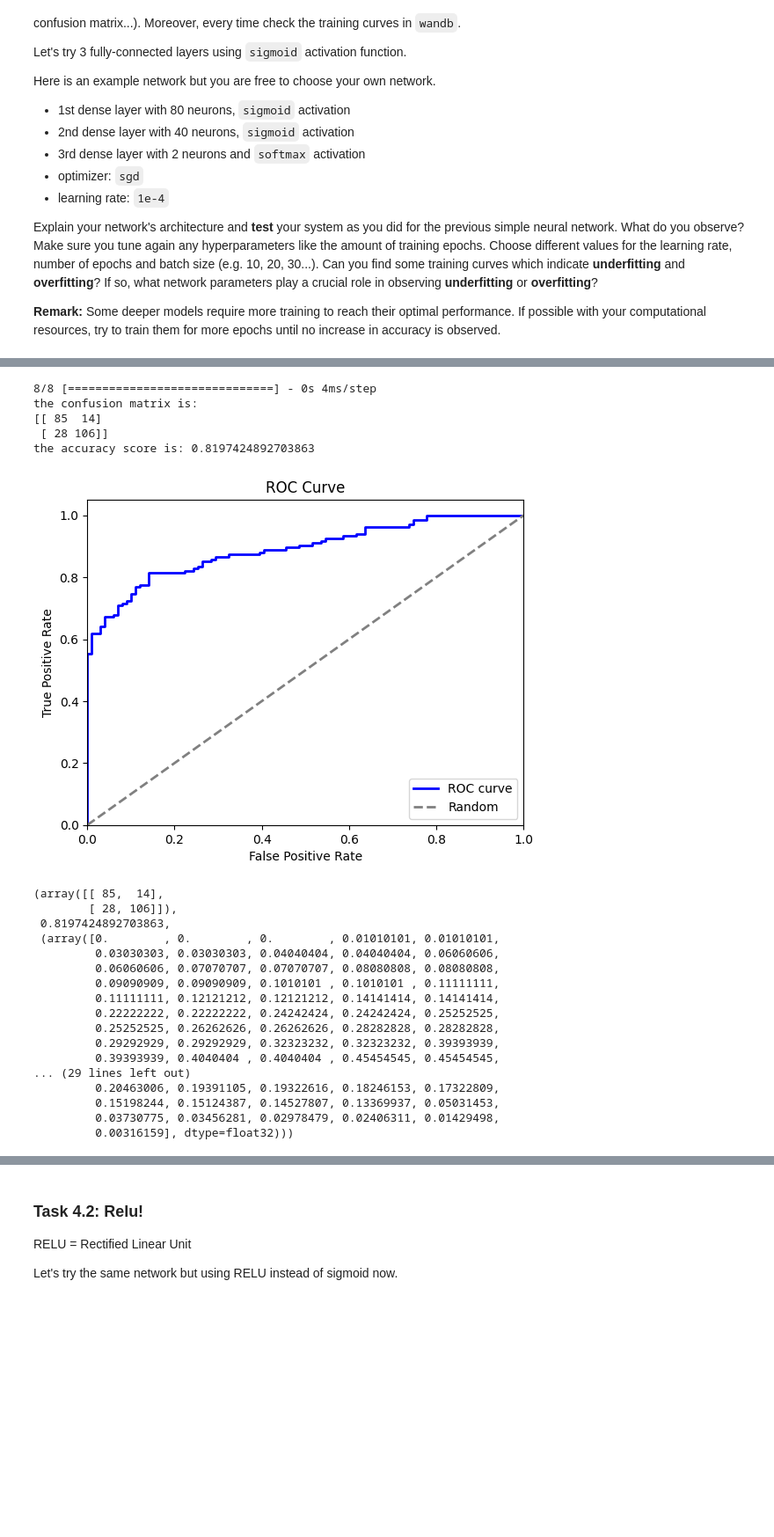
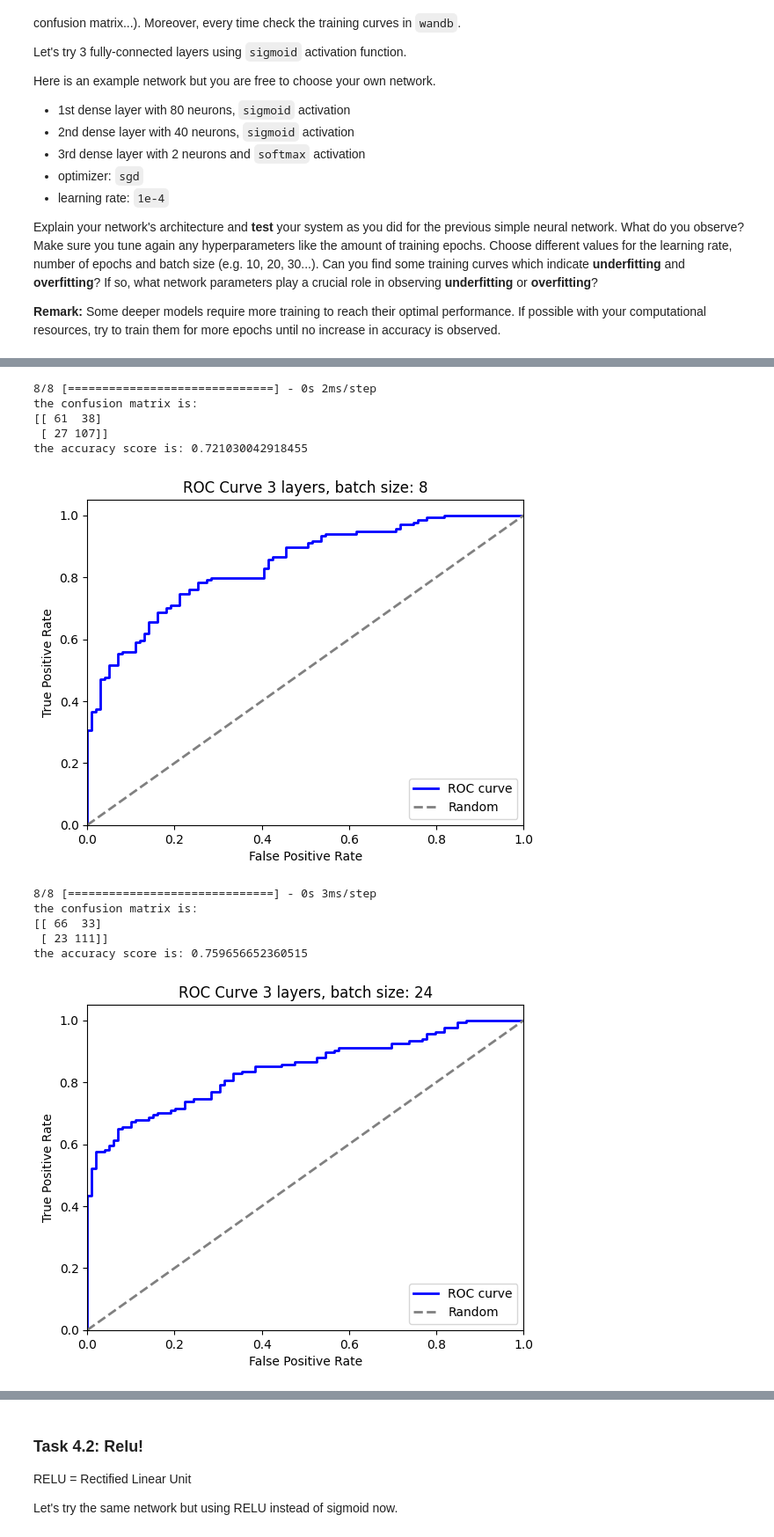
Before and after one commit to cesarz10/Health-Information, a Jupyter notebook: WPO-5/WPO5_AlineJacquart_CesarZapata_2024.ipynb, the cells around one changed output, grey strips where cells are left out. Shown at 88% size. Cells and saved outputs as stored; diff of their text form; code cells hidden in the pictures; blank space fills up the shorter version.

```diff
--- a/WPO-5/WPO5_AlineJacquart_CesarZapata_2024.ipynb
+++ b/WPO-5/WPO5_AlineJacquart_CesarZapata_2024.ipynb
@@ -599,26 +576,18 @@ Syncing run dark-dew-5 to Weights & Biases (docs)
-# %%
-perfomance_assessing(model1, X_val, Y_test, Y_labels)
-# %% [output]
-8/8 [==============================] - 0s 4ms/step
-the confusion matrix is:
-[[ 85  14]
- [ 28 106]]
-the accuracy score is: 0.8197424892703863
-[figure, removed]
-(array([[ 85,  14],
-        [ 28, 106]]),
- 0.8197424892703863,
- (array([0.        , 0.        , 0.        , 0.01010101, 0.01010101,
-         0.03030303, 0.03030303, 0.04040404, 0.04040404, 0.06060606,
-         0.06060606, 0.07070707, 0.07070707, 0.08080808, 0.08080808,
-         0.09090909, 0.09090909, 0.1010101 , 0.1010101 , 0.11111111,
-         0.11111111, 0.12121212, 0.12121212, 0.14141414, 0.14141414,
-         0.22222222, 0.22222222, 0.24242424, 0.24242424, 0.25252525,
-         0.25252525, 0.26262626, 0.26262626, 0.28282828, 0.28282828,
-         0.29292929, 0.29292929, 0.32323232, 0.32323232, 0.39393939,
-         0.39393939, 0.4040404 , 0.4040404 , 0.45454545, 0.45454545,
-... (29 lines left out)
-         0.20463006, 0.19391105, 0.19322616, 0.18246153, 0.17322809,
-         0.15198244, 0.15124387, 0.14527807, 0.13369937, 0.05031453,
-         0.03730775, 0.03456281, 0.02978479, 0.02406311, 0.01429498,
-         0.00316159], dtype=float32)))
+# %%
+confusion_matrix_model_3L_BS8, accuracy_model_3L_BS8, (fpr, tpr, thresholds) = perfomance_assessing(model_3L_BS8, X_val, Y_test, Y_labels, '3 layers, batch size: 8')
+confusion_matrix_model_3L_BS24, accuracy_model_3L_BS24, (fpr, tpr, thresholds) = perfomance_assessing(model_3L_BS24, X_val, Y_test, Y_labels, '3 layers, batch size: 24')
+confusion_matrix_model_3L_BS32, accuracy_model_3L_BS32, (fpr, tpr, thresholds) = perfomance_assessing(model_3L_BS32, X_val, Y_test, Y_labels, '3 layers, batch size: 32')
+confusion_matrix_model_3L_BS48, accuracy_model_3L_BS48, (fpr, tpr, thresholds) = perfomance_assessing(model_3L_BS48, X_val, Y_test, Y_labels, '3 layers, batch size: 48')
+# %% [output]
+8/8 [==============================] - 0s 2ms/step
+the confusion matrix is:
+[[ 61  38]
+ [ 27 107]]
+the accuracy score is: 0.721030042918455
+[figure, added]
+8/8 [==============================] - 0s 3ms/step
+the confusion matrix is:
+[[ 66  33]
+ [ 23 111]]
+the accuracy score is: 0.759656652360515
+[figure, added]
```
Also changed, not shown: parts of 14 cells of this notebook.
